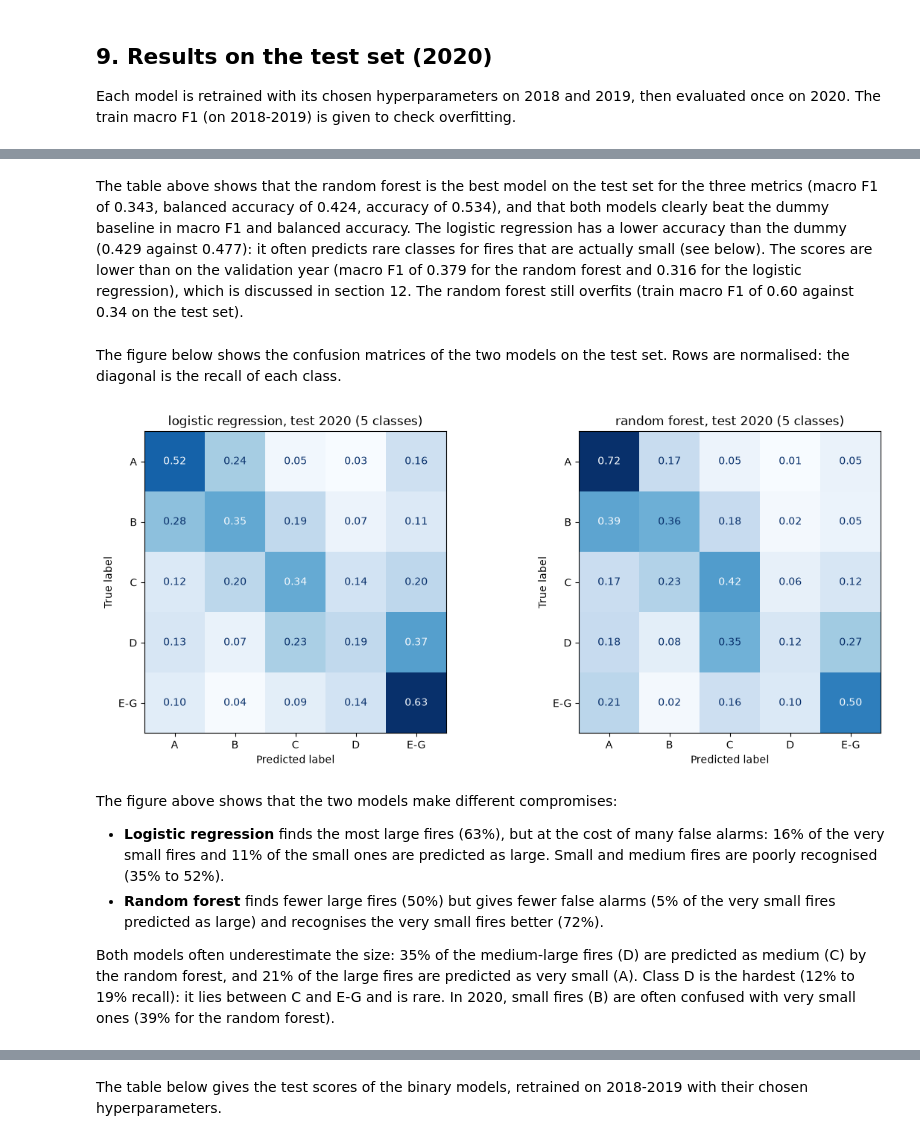
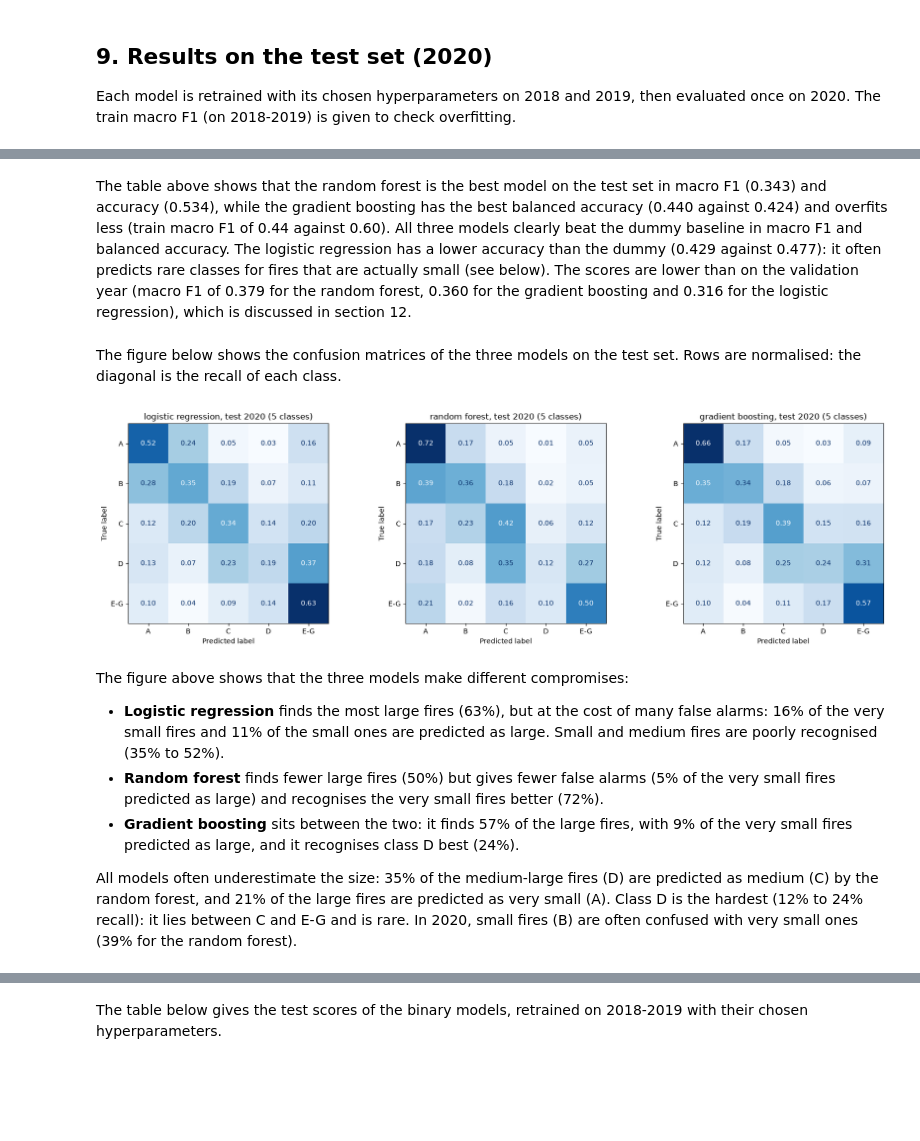
Before and after one commit to SadPeanut/MachineLearningProject, a Jupyter notebook: milestone2.ipynb, the cells around one changed output, grey strips where cells are left out. Drawn from its saved outputs; the diff is of its cells as text; code cells hidden in the pictures; blank space fills up the shorter version.

Commit message:
Add gradient boosting as a third algorithm

```diff
--- a/milestone2.ipynb
+++ b/milestone2.ipynb
@@ -295,12 +302,6 @@ These redundancies can make a linear model unstable, so we may use regularisatio
 These steps are put in a scikit-learn pipeline with the model, so they are always fitted on the training data only.
 # %%
 def pipeline(model, num_features=NUM_FEATURES):
-    """Returns an unfitted pipeline "preprocessing + model".
-
-    Numerical variables (num_features): median imputation, then standardisation.
-    Categorical variables (CAT_FEATURES): one-hot encoding (an unknown category gives only zeros).
-    Medians, means, standard deviations and categories are learnt during .fit(), on the training data only.
-    """
     prep = ColumnTransformer([("num", make_pipeline(SimpleImputer(strategy="median"), StandardScaler()), num_features),
                               ("cat", OneHotEncoder(handle_unknown="ignore"), CAT_FEATURES)])
     return make_pipeline(prep, model)
@@ -362,8 +364,16 @@ models = {
     "random forest": (RandomForestClassifier(n_estimators=200, class_weight="balanced", n_jobs=-1, random_state=42),
                       {"randomforestclassifier__max_depth": [10, 20, None],
                        "randomforestclassifier__min_samples_leaf": [1, 5, 20, 50, 100]}),
+    "gradient boosting": (GradientBoostingClassifier(n_estimators=100, random_state=42),
+                          {"gradientboostingclassifier__learning_rate": [0.1, 0.3],
+                           "gradientboostingclassifier__max_depth": [3, 5]}),
 }
 scoring = {"macro F1": "f1_macro", "balanced accuracy": "balanced_accuracy", "accuracy": "accuracy"}
+
+
+def fit_params(name, y_fit):
+    """Gradient boosting has no class_weight option: the balanced class weights are given as sample weights."""
+    return {"gradientboostingclassifier__sample_weight": compute_sample_weight("balanced", y_fit)} if name == "gradient boosting" else {}
 
 
 def tune(y_trval, scoring):
@@ -375,7 +385,7 @@ def tune(y_trval, scoring):
     main = next(iter(scoring))
     rows = []
     for name, (model, grid) in models.items():
-        res = GridSearchCV(pipeline(model), grid, cv=split, scoring=scoring, refit=False, return_train_score=True).fit(X_trval, y_trval).cv_results_
+        res = GridSearchCV(pipeline(model), grid, cv=split, scoring=scoring, refit=False, return_train_score=True).fit(X_trval, y_trval, **fit_params(name, y_trval)).cv_results_
         for i, params in enumerate(res["params"]):
             rows.append({"model": name, "hyperparameters": {k.split("__")[1]: v for k, v in params.items()},
                          **{f"val {m}": res[f"mean_test_{m}"][i] for m in scoring},
@@ -509,7 +520,7 @@ def evaluate(chosen, y_trval, y_test, scoring):
     final, scores = {}, {}
     for name, (model, _) in models.items():
         params = chosen.loc[name, "hyperparameters"]
-        final[name] = pipeline(clone(model).set_params(**params)).fit(X_trval, y_trval)
+        final[name] = pipeline(clone(model).set_params(**params)).fit(X_trval, y_trval, **fit_params(name, y_trval))
         scores[name] = {"hyperparameters": params,
                         **{f"test {m}": round(get_scorer(s)(final[name], X[test], y_test), 3) for m, s in scoring.items()},
                         f"train {main}": round(get_scorer(scoring[main])(final[name], X_trval, y_trval), 3)}
@@ -526,29 +538,31 @@ test_scores
 # %% [markdown]
-The table above shows that the random forest is the best model on the test set for the three metrics (macro F1 of 0.343, balanced accuracy of 0.424, accuracy of 0.534), and that both models clearly beat the dummy baseline in macro F1 and balanced accuracy. The logistic regression has a lower accuracy than the dummy (0.429 against 0.477): it often predicts rare classes for fires that are actually small (see below). The scores are lower than on the validation year (macro F1 of 0.379 for the random forest and 0.316 for the logistic regression), which is discussed in section 12. The random forest still overfits (train macro F1 of 0.60 against 0.34 on the test set).
+The table above shows that the random forest is the best model on the test set in macro F1 (0.343) and accuracy (0.534), while the gradient boosting has the best balanced accuracy (0.440 against 0.424) and overfits less (train macro F1 of 0.44 against 0.60). All three models clearly beat the dummy baseline in macro F1 and balanced accuracy. The logistic regression has a lower accuracy than the dummy (0.429 against 0.477): it often predicts rare classes for fires that are actually small (see below). The scores are lower than on the validation year (macro F1 of 0.379 for the random forest, 0.360 for the gradient boosting and 0.316 for the logistic regression), which is discussed in section 12.
 # %% [markdown]
-The figure below shows the confusion matrices of the two models on the test set. Rows are normalised: the diagonal is the recall of each class.
+The figure below shows the confusion matrices of the three models on the test set. Rows are normalised: the diagonal is the recall of each class.
 # %%
 def plot_confusion(final, y_test, labels, task):
-    """Row-normalised confusion matrices of the two models on the test year (the diagonal is the recall of each class)."""
-    fig, axes = plt.subplots(1, 2, figsize=(12, 5))
-    for ax, name in zip(axes, ["logistic regression", "random forest"]):
+    """Row-normalised confusion matrices of the three models on the test year (the diagonal is the recall of each class)."""
+    names = ["logistic regression", "random forest", "gradient boosting"]
+    fig, axes = plt.subplots(1, 3, figsize=(17, 5))
+    for ax, name in zip(axes, names):
         ConfusionMatrixDisplay.from_estimator(final[name], X[test], y_test, normalize="true", display_labels=labels,
                                               values_format=".2f", cmap="Blues", ax=ax, colorbar=False)
         ax.set_title(f"{name}, test 2020 ({task})")
     plt.tight_layout()
     plt.show()
 
 
 plot_confusion(final, y[test], ["A", "B", "C", "D", "E-G"], "5 classes")
 # %% [output]
-[figure, old version]
+[figure, new version]
 # %% [markdown]
-The figure above shows that the two models make different compromises:
+The figure above shows that the three models make different compromises:
 
 * **Logistic regression** finds the most large fires (63%), but at the cost of many false alarms: 16% of the very small fires and 11% of the small ones are predicted as large. Small and medium fires are poorly recognised (35% to 52%).
 * **Random forest** finds fewer large fires (50%) but gives fewer false alarms (5% of the very small fires predicted as large) and recognises the very small fires better (72%).
+* **Gradient boosting** sits between the two: it finds 57% of the large fires, with 9% of the very small fires predicted as large, and it recognises class D best (24%).
 
-Both models often underestimate the size: 35% of the medium-large fires (D) are predicted as medium (C) by the random forest, and 21% of the large fires are predicted as very small (A). Class D is the hardest (12% to 19% recall): it lies between C and E-G and is rare. In 2020, small fires (B) are often confused with very small ones (39% for the random forest).
+All models often underestimate the size: 35% of the medium-large fires (D) are predicted as medium (C) by the random forest, and 21% of the large fires are predicted as very small (A). Class D is the hardest (12% to 24% recall): it lies between C and E-G and is rare. In 2020, small fires (B) are often confused with very small ones (39% for the random forest).
 # %% [markdown]
 ## 10. Reformulation as a binary task: large fire or not
 
```
Also changed, not shown: parts of 21 cells of this notebook.
